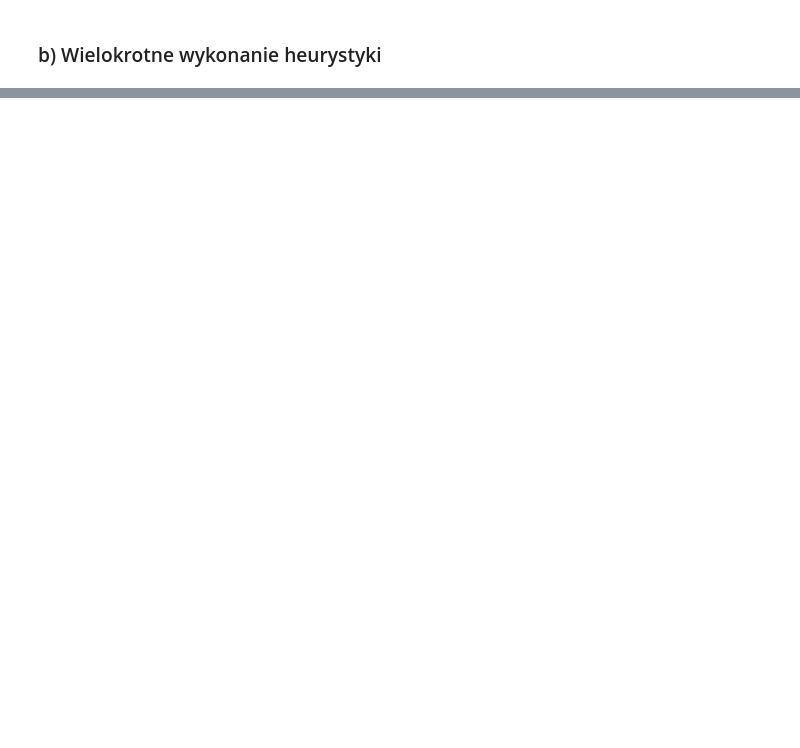
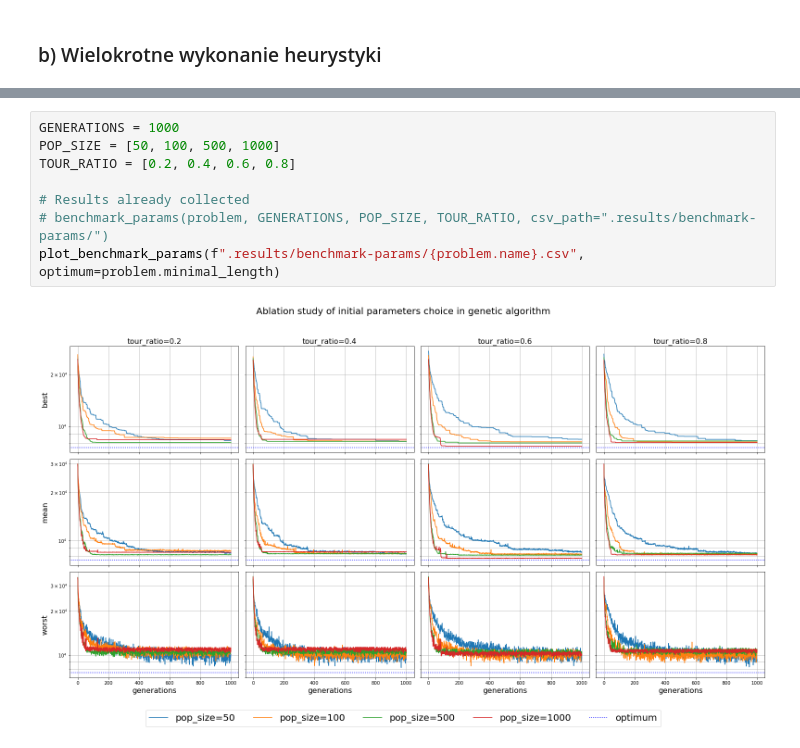
Before and after one commit to PatRyg99/ML-PWR-2022, a Jupyter notebook: Lista 2/lista-2.ipynb, the cells around one changed output, grey strips where cells are left out. Drawn from its saved outputs; the diff is of its cells as text; blank space fills up the shorter version.

```diff
--- a/Lista 2/lista-2.ipynb
+++ b/Lista 2/lista-2.ipynb
@@ -80,0 +211,10 @@ Repeat [3/3]: 34997.0
+# %%
+GENERATIONS = 1000
+POP_SIZE = [50, 100, 500, 1000]
+TOUR_RATIO = [0.2, 0.4, 0.6, 0.8]
+
+# Results already collected
+# benchmark_params(problem, GENERATIONS, POP_SIZE, TOUR_RATIO, csv_path=".results/benchmark-params/")
+plot_benchmark_params(f".results/benchmark-params/{problem.name}.csv", optimum=problem.minimal_length)
+# %% [output]
+[figure, added]
```
Also changed, not shown: parts of 37 cells of this notebook, 35 other files.
